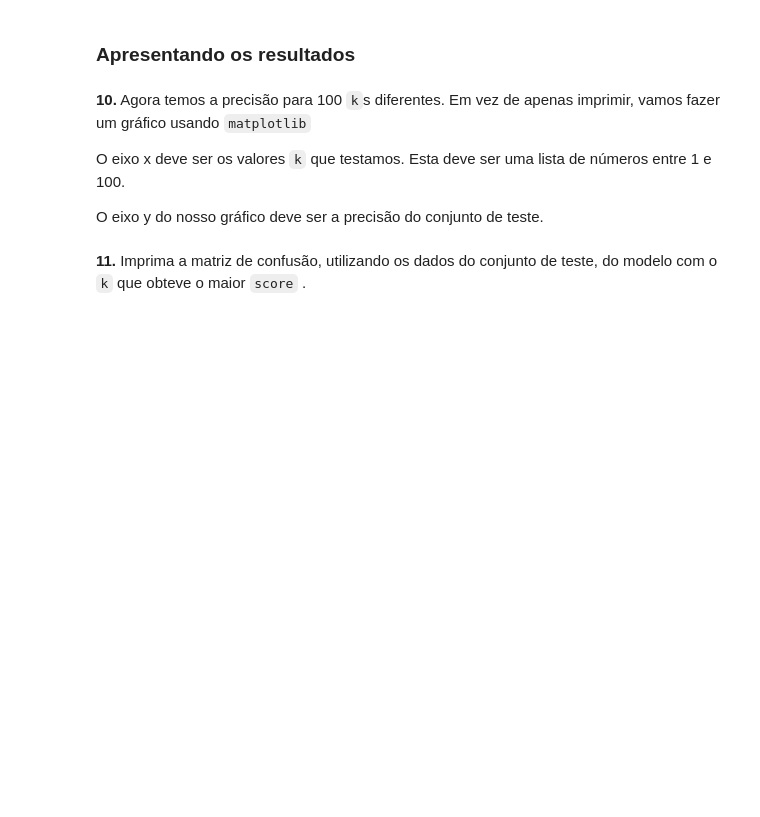
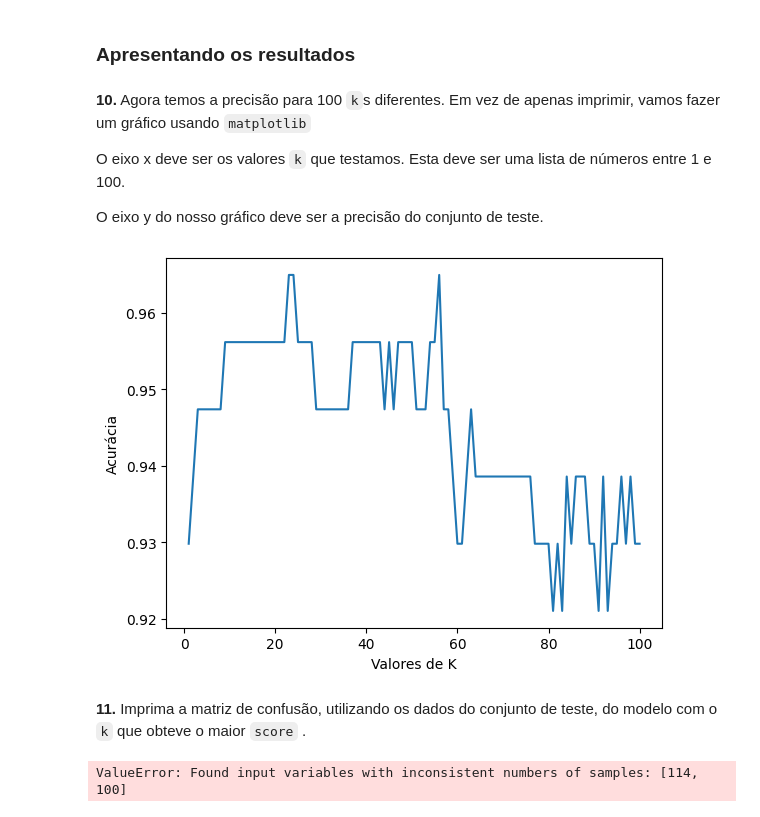
Before and after one commit to Victor-Fiamoncini/atv_ml_04, a Jupyter notebook: src/Exercício KNN - Victor Fiamoncini.ipynb, the cells around one changed output. Saved outputs shown, nothing was run; the diff lists cells and outputs as text; code cells hidden in the pictures; blank space fills up the shorter version.

```diff
--- a/src/Exercício KNN - Victor Fiamoncini.ipynb
+++ b/src/Exercício KNN - Victor Fiamoncini.ipynb
@@ -118,5 +118,23 @@ Melhor K encontrado: 23, com resultado: 0.9649122807017544
 O eixo x deve ser os valores `k` que testamos. Esta deve ser uma lista de números entre 1 e 100.
 
 O eixo y do nosso gráfico deve ser a precisão do conjunto de teste.
+# %%
+import matplotlib.pyplot as plt
+import numpy as np
+
+y_predicted = list(map(lambda k: k['score'], ks))
+
+plt.plot(np.arange(1, 101, dtype=int), y_predicted)
+plt.xlabel('Valores de K')
+plt.ylabel('Acurácia')
+plt.show();
+# %% [output]
+[figure, added]
 # %% [markdown]
 **11.** Imprima a matriz de confusão, utilizando os dados do conjunto de teste, do modelo com o `k` que obteve o maior `score` .
+# %%
+from sklearn.metrics import confusion_matrix
+
+confusion_matrix(y_test, y_predicted)
+# %% [output]
+ValueError: Found input variables with inconsistent numbers of samples: [114, 100]
```
